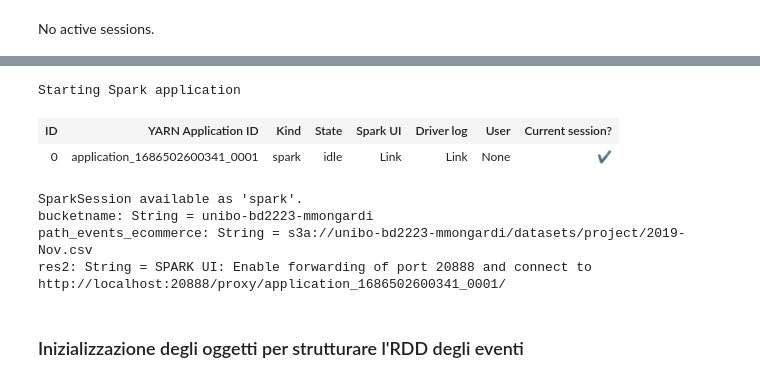
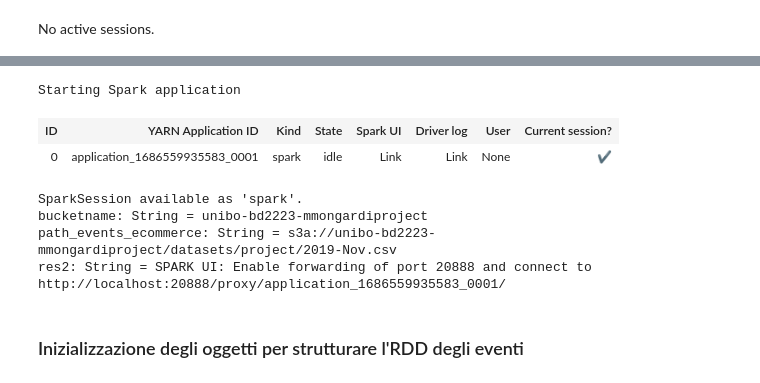
Before and after one commit to michelemongardi2/progettoBigData, a Jupyter notebook: eCommerce-behavior-data-analysis.ipynb, the cells around one changed output, grey strips where cells are left out. Drawn from its saved outputs; the diff is of its cells as text; code cells hidden in the pictures.

Commit message:
updated bucket name

```diff
--- a/eCommerce-behavior-data-analysis.ipynb
+++ b/eCommerce-behavior-data-analysis.ipynb
@@ -106,19 +106,19 @@ A fronte di ciò, la configurazione utilizzata è la seguente:
 Current session configs: {'executorMemory': '8G', 'numExecutors': 2, 'executorCores': 3, 'conf': {'spark.dynamicAllocation.enabled': 'false'}, 'proxyUser': 'assumed-role_voclabs_user2586261_michele_mo ...
 No active sessions.
 # %%
-val bucketname = "unibo-bd2223-mmongardi"
+val bucketname = "unibo-bd2223-mmongardiproject"
 val path_events_ecommerce = "s3a://"+bucketname+"/datasets/project/2019-Nov.csv"
 
 "SPARK UI: Enable forwarding of port 20888 and connect to http://localhost:20888/proxy/" + sc.applicationId + "/"
 # %% [output]
 [interactive output not drawn]
 Starting Spark application
 | ID | YARN Application ID | Kind | State | Spark UI | Driver log | User | Current session? |
-| 0 | application_1686502600341_0001 | spark | idle | Link | Link | None | ✔ |
+| 0 | application_1686559935583_0001 | spark | idle | Link | Link | None | ✔ |
 SparkSession available as 'spark'.
-bucketname: String = unibo-bd2223-mmongardi
-path_events_ecommerce: String = s3a://unibo-bd2223-mmongardi/datasets/project/2019-Nov.csv
-res2: String = SPARK UI: Enable forwarding of port 20888 and connect to http://localhost:20888/proxy/application_1686502600341_0001/
+bucketname: String = unibo-bd2223-mmongardiproject
+path_events_ecommerce: String = s3a://unibo-bd2223-mmongardiproject/datasets/project/2019-Nov.csv
+res2: String = SPARK UI: Enable forwarding of port 20888 and connect to http://localhost:20888/proxy/application_1686559935583_0001/
 # %% [markdown]
 ### Inizializzazione degli oggetti per strutturare l'RDD degli eventi
 # %%
```
Also changed, not shown: parts of 2 cells of this notebook.
